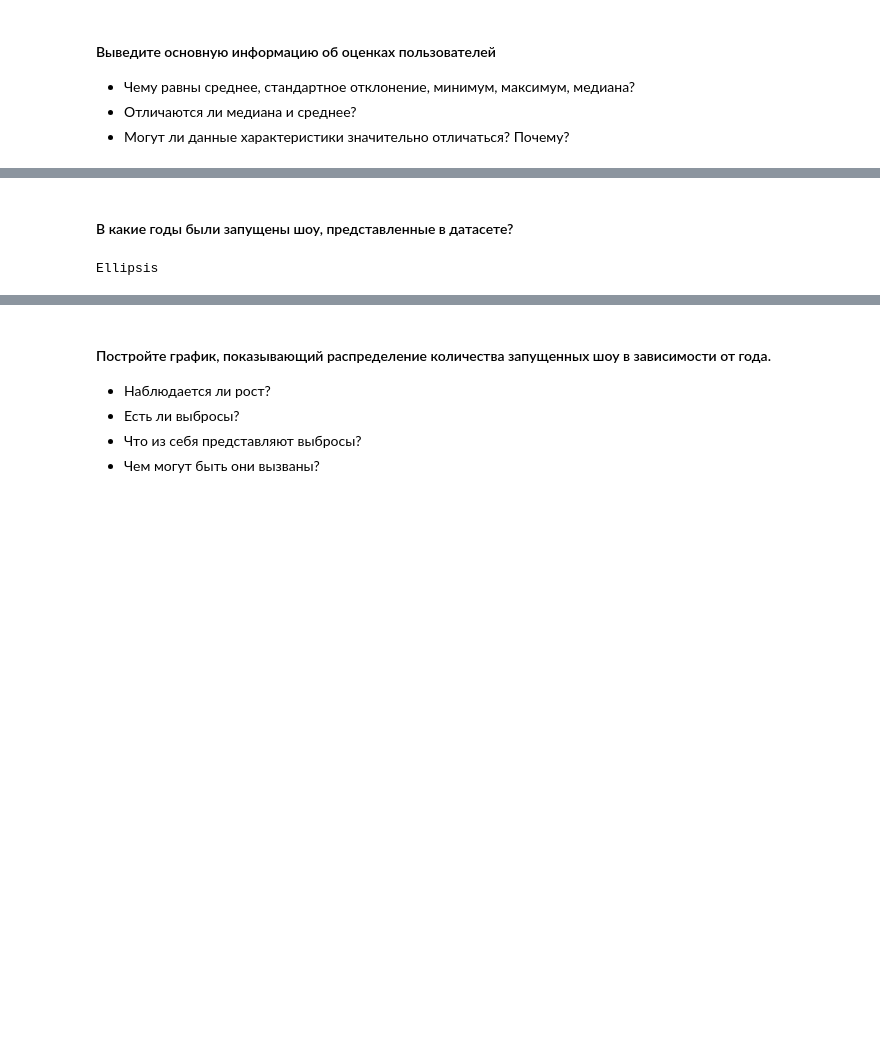
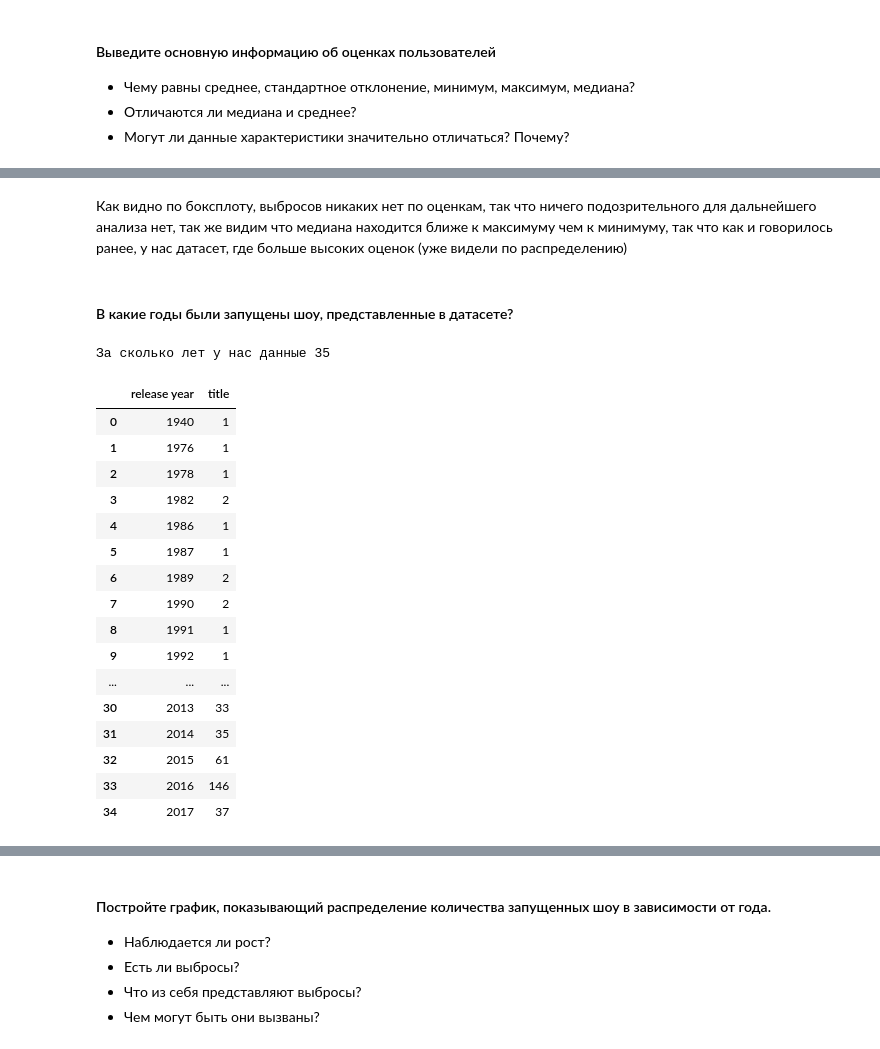
Before and after one commit to tadzhnahal/netflix-shows-eda, a Jupyter notebook: notebooks/Course Project MDS - EDA Netflix_1st_stage.ipynb, the cells around one changed output, grey strips where cells are left out. Saved outputs shown, nothing was run; the diff lists cells and outputs as text; code cells hidden in the pictures; blank space fills up the shorter version.

```diff
--- a/notebooks/Course Project MDS - EDA Netflix_1st_stage.ipynb
+++ b/notebooks/Course Project MDS - EDA Netflix_1st_stage.ipynb
@@ -840,6 +983,27 @@ Ellipsis
+# %% [markdown]
+Как видно по боксплоту, выбросов никаких нет по оценкам, так что ничего подозрительного для дальнейшего анализа нет, так же видим что медиана находится ближе к максимуму чем к минимуму, так что как и говорилось ранее, у нас датасет, где больше высоких оценок (уже видели по распределению)
 # %% [markdown]
 #### В какие годы были запущены шоу, представленные в датасете?
-# %%
-...
-# %% [output]
-Ellipsis
+# %%
+print(f"За сколько лет у нас данные {data_clean['release year'].nunique()}")
+
+data_clean.groupby('release year')['title'].count().reset_index()
+# %% [output]
+За сколько лет у нас данные 35
+|  | release year | title |
+| 0 | 1940 | 1 |
+| 1 | 1976 | 1 |
+| 2 | 1978 | 1 |
+| 3 | 1982 | 2 |
+| 4 | 1986 | 1 |
+| 5 | 1987 | 1 |
+| 6 | 1989 | 2 |
+| 7 | 1990 | 2 |
+| 8 | 1991 | 1 |
+| 9 | 1992 | 1 |
+| ... | ... | ... |
+| 30 | 2013 | 33 |
+| 31 | 2014 | 35 |
+| 32 | 2015 | 61 |
+| 33 | 2016 | 146 |
+| 34 | 2017 | 37 |
```
Also changed, not shown: parts of 54 cells of this notebook.
